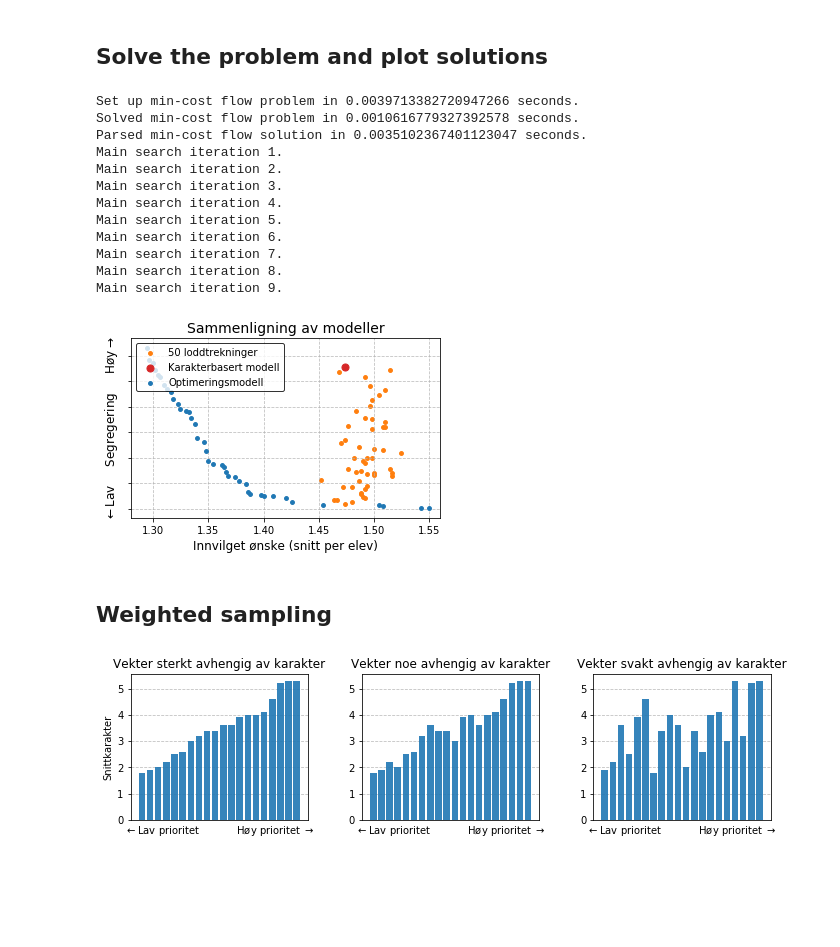
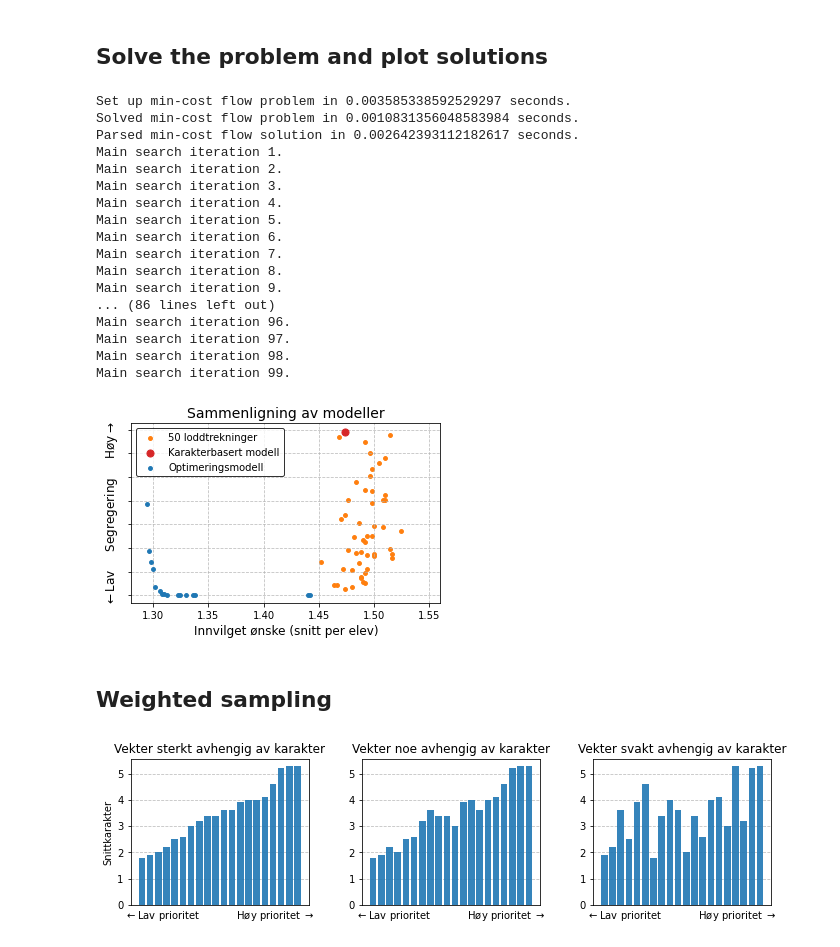
Before and after one commit to tommyod/inntaksmodeller, a Jupyter notebook: code/overordnet_artikkel_inntaksmodeller_plots.ipynb, the cells around one changed output. Cells and saved outputs as stored; diff of their text form; code cells hidden in the pictures; blank space fills up the shorter version.

Commit message:
added excel data for plots

```diff
--- a/code/overordnet_artikkel_inntaksmodeller_plots.ipynb
+++ b/code/overordnet_artikkel_inntaksmodeller_plots.ipynb
@@ -75,6 +75,7 @@ def multi_cost_func(x, cost_matrix, grades, capacities):
 # %% [markdown]
 ## Solve the problem and plot solutions
 # %%
+data_out = []
 
 
 plt.figure(figsize=(5, 3.5))
@@ -108,6 +109,8 @@ for seed in range(lotteries):
     else:
         plt.scatter([x_plt], [y_plt], color=COLORS[1], s=15)
 
+    data_out.append((f"Loddtrekning {seed + 1}", x_plt, y_plt))
+
 
     original_grades = [e.grade_avg for e in students]
 
@@ -126,6 +129,7 @@ capacities = np.array([s.capacity for s in schools])
 
 (x_plt, y_plt) = multi_cost_func(x, cost_matrix, grades, capacities)
 plt.scatter([x_plt], [y_plt], color=COLORS[3], label="Karakterbasert modell", zorder=10, s=50)
+data_out.append((f"Karakterbasert modell", x_plt, y_plt))
 
 
 # ========================================
@@ -141,47 +145,54 @@ algorithm = PSSA(students,
                  verbose=1)
 
 # The .solve() method is implemented as a generator, run X iterations:
-for solutions in itertools.islice(algorithm.solve(), 10):
+for solutions in itertools.islice(algorithm.solve(), 100):
     pass
 
 x = [x_objectives[0] for (_, x_objectives) in solutions]
 y = [x_objectives[1] for (_, x_objectives) in solutions]
 
 plt.scatter(x, y, label="Optimeringsmodell", zorder=12, s=15, color=COLORS[0])
+for x_i, y_i in zip(x, y):
+    data_out.append((f"Optimeringsmodell", x_i, y_i))
 
 # Area dominated by solutions
 frontier_steps = list(generate_itermediate([x_objectives for (_, x_objectives) in solutions]))
 #plt.plot([i for (i, j) in frontier_steps],
 #         [j for (i, j) in frontier_steps], "--", alpha=0.8,
 #         zorder=99, color=COLORS[0])
 
 
 plt.xlabel("Innvilget ønske (snitt per elev)", fontsize=12)
 #plt.ylabel("Segregering\n$\\leftarrow$ Lav                 Høy $\\rightarrow$", fontsize=12)
 plt.ylabel("$\\leftarrow$Lav     Segregering     Høy$\\rightarrow$", fontsize=12)
 plt.xlim([1.28, 1.56])
 #plt.ylim([-0.01, 0.17])
 plt.legend(loc="upper left", edgecolor="k", fontsize=10).set_zorder(99)
 plt.grid(True, ls="--", zorder=5, alpha=0.8)
 
 frame1 = plt.gca()
 frame1.axes.yaxis.set_ticklabels([])
 
 plt.tight_layout()
 plt.savefig(os.path.join(save_dir, f"sammenligning_modeller.png"), dpi=200)
 plt.savefig(os.path.join(save_dir, f"sammenligning_modeller.pdf"))
 plt.show()
 # %% [output]
-Set up min-cost flow problem in 0.0039713382720947266 seconds.
-Solved min-cost flow problem in 0.0010616779327392578 seconds.
-Parsed min-cost flow solution in 0.0035102367401123047 seconds.
+Set up min-cost flow problem in 0.003585338592529297 seconds.
+Solved min-cost flow problem in 0.0010831356048583984 seconds.
+Parsed min-cost flow solution in 0.002642393112182617 seconds.
 Main search iteration 1.
 Main search iteration 2.
 Main search iteration 3.
 Main search iteration 4.
 Main search iteration 5.
 Main search iteration 6.
 Main search iteration 7.
 Main search iteration 8.
 Main search iteration 9.
+... (86 lines left out)
+Main search iteration 96.
+Main search iteration 97.
+Main search iteration 98.
+Main search iteration 99.
-[figure, old version]
+[figure, new version]
@@ -214,6 +231,9 @@ num_students = 20
 num_subjects = 20
 
 grad_avgs = generate_grade_averages(num_students, num_subjects)
+
+
+data_out = []
 
 # =============================================================================
 plt.figure(figsize=(FIGSIZE[0]*1.65, FIGSIZE[1]*0.8))
@@ -226,6 +246,9 @@ plt.xticks([], [])
 plt.grid(True, ls="--", zorder=5, alpha=0.8)
 plt.xlabel(r"$\leftarrow$Lav prioritet" + r" "*12 + r"Høy prioritet $\rightarrow$")
 plt.ylabel(r"Snittkarakter")
+
+for i, grad in enumerate(grad_avgs, 1):
+    data_out.append(("Vekter sterkt avhengig av karakter", f"elev {i}", grad))
 
 # =============================================================================
 plt.subplot(1, 3, 2)
@@ -240,6 +263,9 @@ plt.xticks([], [])
 plt.grid(True, ls="--", zorder=5, alpha=0.8)
 plt.xlabel(r"$\leftarrow$Lav prioritet" + r" "*12 + r"Høy prioritet $\rightarrow$")
 
+for i, grad in enumerate(grad_avgs[sorted_inds], 1):
+    data_out.append(("Vekter noe avhengig av karakter", f"elev {i}", grad))
+
 # =============================================================================
 plt.subplot(1, 3, 3)
 p = 1
@@ -253,11 +279,14 @@ plt.xticks([], [])
 plt.grid(True, ls="--", zorder=5, alpha=0.8)
 plt.xlabel(r"$\leftarrow$Lav prioritet" + r" "*12 + r"Høy prioritet $\rightarrow$")
 
+for i, grad in enumerate(grad_avgs[sorted_inds], 1):
+    data_out.append(("Vekter svakt avhengig av karakter", f"elev {i}", grad))
+
 plt.tight_layout()
 plt.savefig(os.path.join(save_dir, "vektet_loddtrekning.png"), dpi=200)
 plt.show()
 # %% [output]
-[figure, old version]
+[figure, new version]
 # %%
 num_students = 28
 num_subjects = 20
```
Also changed, not shown: parts of 3 cells of this notebook, 7 other files.
